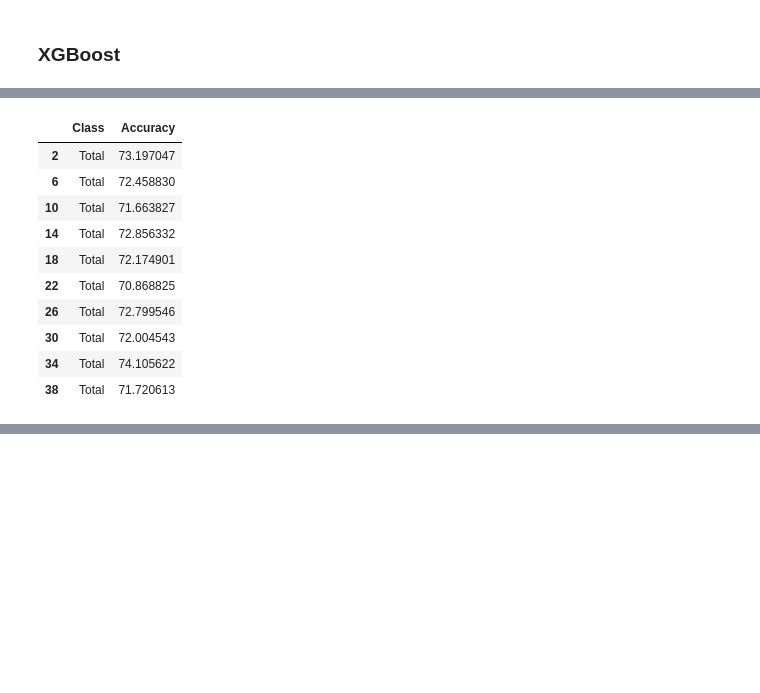
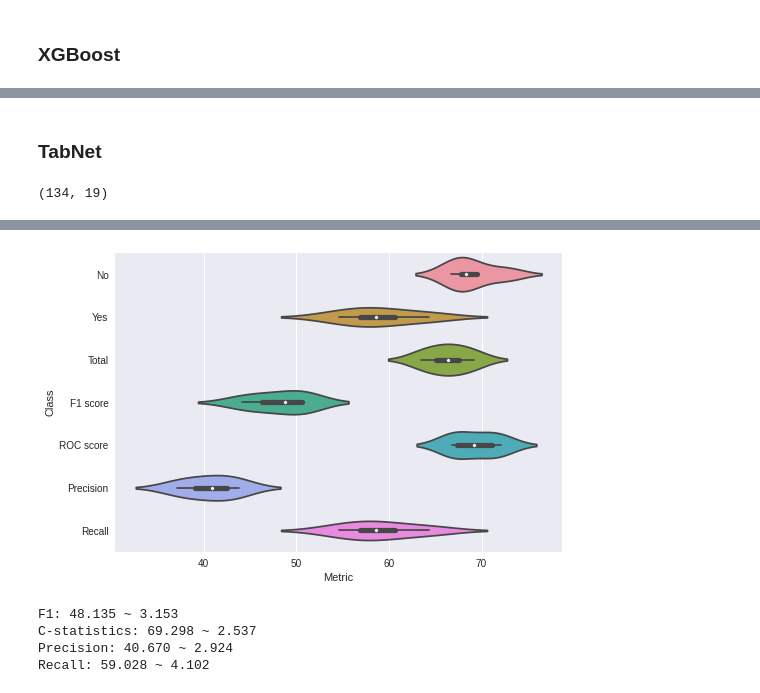
Before and after one commit to wwydmanski/hypernet-cnn, a Jupyter notebook: Benchmarks/Blastchar benchmark.ipynb, the cells around one changed output, grey strips where cells are left out. Drawn from its saved outputs; the diff is of its cells as text; code cells hidden in the pictures; blank space fills up the shorter version.

```diff
--- a/Benchmarks/Blastchar benchmark.ipynb
+++ b/Benchmarks/Blastchar benchmark.ipynb
@@ -221,14 +483,2 @@ COMET INFO: Experiment is live on comet.ml https://www.comet.ml/wwydmanski/blast
-# %%
-nn_results[nn_results["Class"]=="Total"]
-# %% [output]
-|  | Class | Accuracy |
-| 2 | Total | 73.197047 |
-| 6 | Total | 72.458830 |
-| 10 | Total | 71.663827 |
-| 14 | Total | 72.856332 |
-| 18 | Total | 72.174901 |
-| 22 | Total | 70.868825 |
-| 26 | Total | 72.799546 |
-| 30 | Total | 72.004543 |
-| 34 | Total | 74.105622 |
-| 38 | Total | 71.720613 |
+# %% [markdown]
+### TabNet
@@ -234,0 +487,14 @@ nn_results[nn_results["Class"]=="Total"]
+# %%
+np.array(X_train).shape
+# %% [output]
+(134, 19)
+# %%
+def tabnet_fn():
+    clf = TabNetClassifier(seed=np.random.randint(1024))
+    return clf
+
+tabnet_results = test_model(tabnet_fn,
+                    (np.array(X_train), np.array(y_train)),
+                    (X_test, y_test),
+                    y_label_enc, 4)
+# %% [output]
@@ -234,0 +518,8 @@ nn_results[nn_results["Class"]=="Total"]
+[figure, added]
+# %%
+print_statistics(tabnet_results)
+# %% [output]
+F1: 48.135 ~ 3.153
+C-statistics: 69.298 ~ 2.537
+Precision: 40.670 ~ 2.924
+Recall: 59.028 ~ 4.102
```
Also changed, not shown: parts of 34 cells of this notebook, 13 other files.
